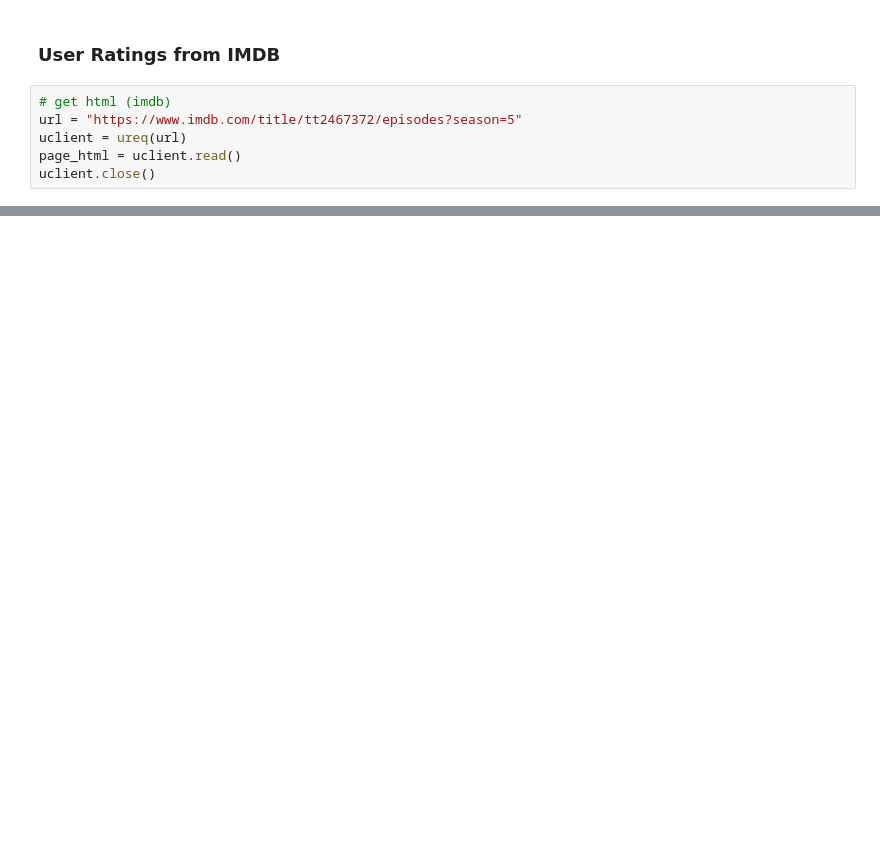
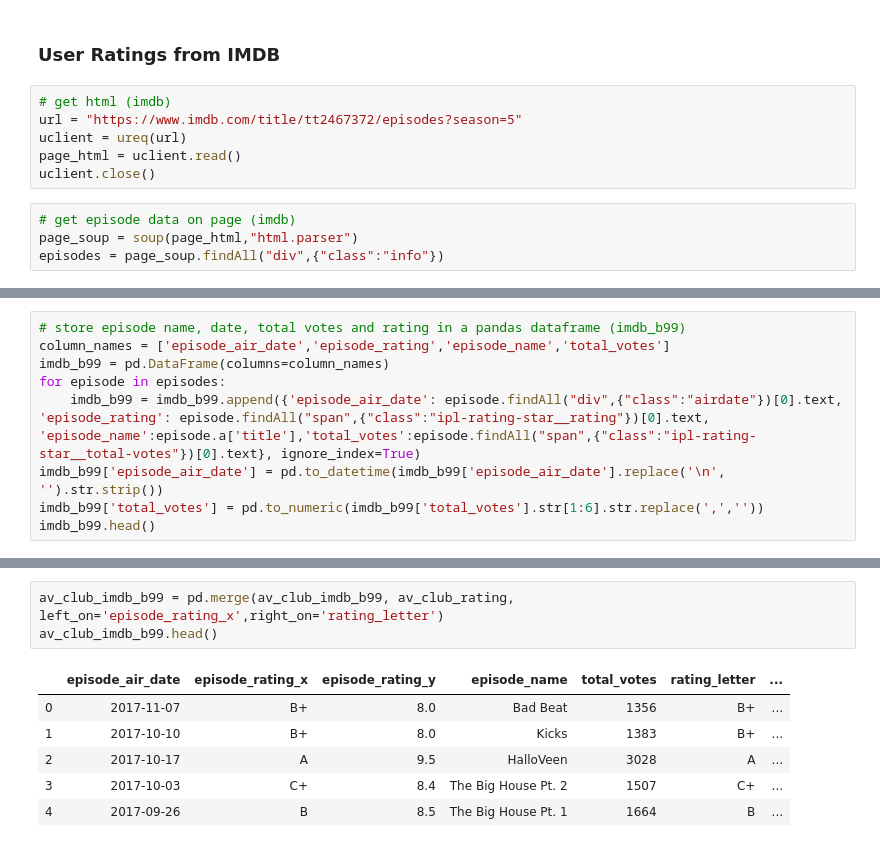
Before and after one commit to jagrutijoshi2603/Python-for-Data-Science-Project, a Jupyter notebook: Project.ipynb, the cells around one changed output, grey strips where cells are left out. Cells and saved outputs as stored; diff of their text form; blank space fills up the shorter version.

```diff
--- a/Project.ipynb
+++ b/Project.ipynb
@@ -73,3 +64,7 @@ url = "https://www.imdb.com/title/tt2467372/episodes?season=5"
 uclient = ureq(url)
 page_html = uclient.read()
 uclient.close()
+# %%
+# get episode data on page (imdb)
+page_soup = soup(page_html,"html.parser")
+episodes = page_soup.findAll("div",{"class":"info"})
@@ -75,0 +76,9 @@ uclient.close()
+# %%
+# store episode name, date, total votes and rating in a pandas dataframe (imdb_b99)
+column_names = ['episode_air_date','episode_rating','episode_name','total_votes']
+imdb_b99 = pd.DataFrame(columns=column_names)
+for episode in episodes:
+    imdb_b99 = imdb_b99.append({'episode_air_date': episode.findAll("div",{"class":"airdate"})[0].text, 'episode_rating': episode.findAll("span",{"class":"ipl-rating-star__rating"})[0].text, 'episode_name':episode.a['title'],'total_votes':episode.findAll("span",{"class":"ipl-rating-star__total-votes"})[0].text}, ignore_index=True)
+imdb_b99['episode_air_date'] = pd.to_datetime(imdb_b99['episode_air_date'].replace('\n', '').str.strip())
+imdb_b99['total_votes'] = pd.to_numeric(imdb_b99['total_votes'].str[1:6].str.replace(',',''))
+imdb_b99.head()
@@ -75,0 +116,10 @@ uclient.close()
+# %%
+av_club_imdb_b99 = pd.merge(av_club_imdb_b99, av_club_rating, left_on='episode_rating_x',right_on='rating_letter')
+av_club_imdb_b99.head()
+# %% [output]
+|  | episode_air_date | episode_rating_x | episode_rating_y | episode_name | total_votes | rating_letter | ... |
+| 0 | 2017-11-07 | B+ | 8.0 | Bad Beat | 1356 | B+ | ... |
+| 1 | 2017-10-10 | B+ | 8.0 | Kicks | 1383 | B+ | ... |
+| 2 | 2017-10-17 | A | 9.5 | HalloVeen | 3028 | A | ... |
+| 3 | 2017-10-03 | C+ | 8.4 | The Big House Pt. 2 | 1507 | C+ | ... |
+| 4 | 2017-09-26 | B | 8.5 | The Big House Pt. 1 | 1664 | B | ... |
```
Also changed, not shown: parts of 14 cells of this notebook.
